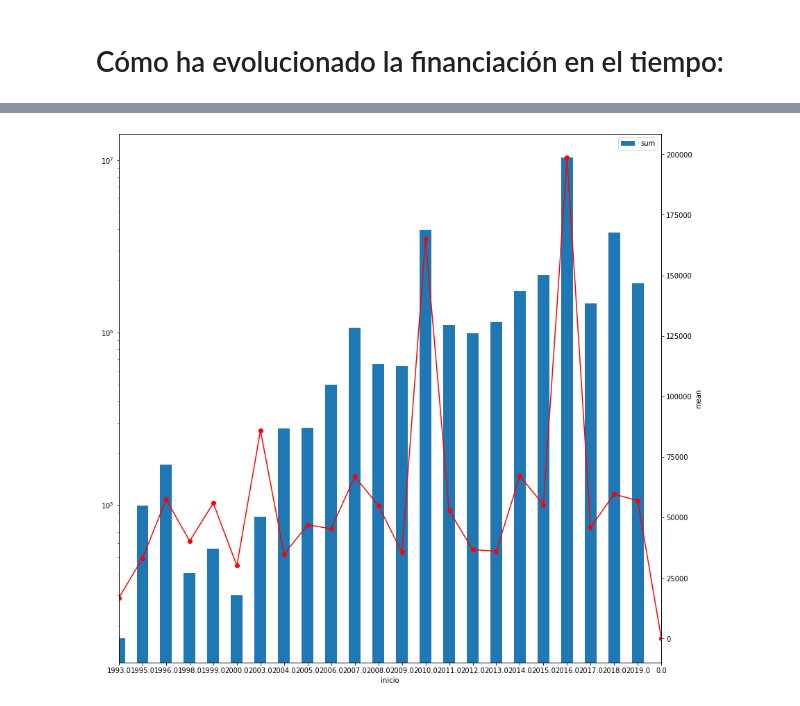
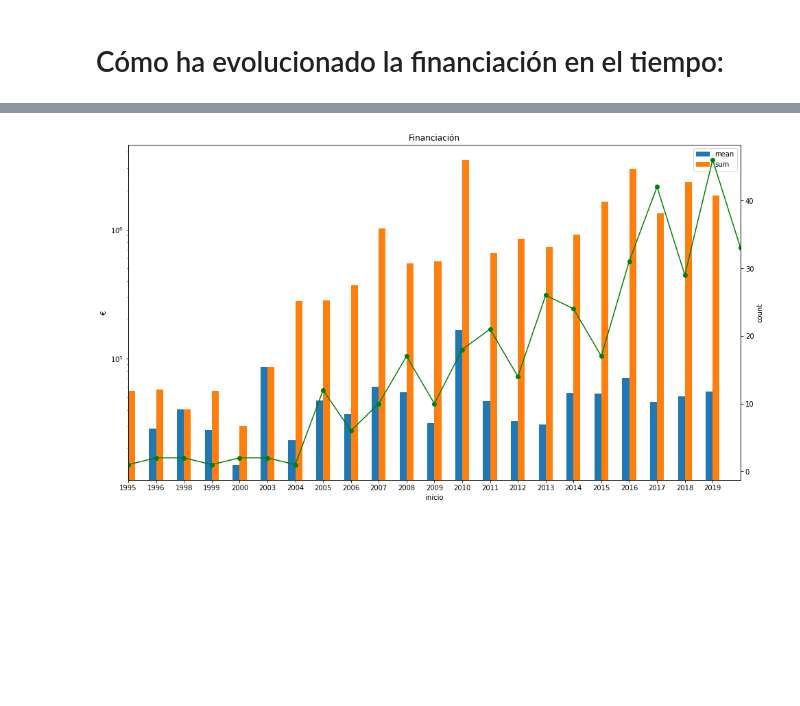
Before and after one commit to linhd-postdata/desir, a Jupyter notebook: Financiación.ipynb, the cells around one changed output, grey strips where cells are left out. Saved outputs shown, nothing was run; the diff lists cells and outputs as text; code cells hidden in the pictures; blank space fills up the shorter version.

Commit message:
Fixed sources treemap. Fixed foundings graph. Added sources treemap

```diff
--- a/Financiación.ipynb
+++ b/Financiación.ipynb
@@ -11,7 +11,7 @@ def read_csv(path):
     :return: String that contains all project descriptions
     """
     df = pd.read_csv(path)
-    filtered_df = df.replace(np.nan, '-', regex=True)
+    filtered_df = df.replace(np.nan, 0, regex=True)
 
 
     return filtered_df
@@ -19,3 +19,9 @@ def read_csv(path):
 proyectos = read_csv("data/mapeo_proyectos.csv")
 # %%
 proyectos["Financiación"] = pd.to_numeric(proyectos["Financiación"], errors='coerce')
+# %%
+mini = proyectos[["ID proyecto","Financiación", "Temporalización (inicio)"]]
+mini = mini.groupby(['ID proyecto','Temporalización (inicio)'])["Financiación"].apply(list).reset_index(name='Financiación')
+new_fins = [fin[0] for fin in mini["Financiación"]]
+mini["Financiación"] = new_fins
+mini
@@ -22,9 +42,15 @@ proyectos["Financiación"] = pd.to_numeric(proyectos["Financiación"], errors='c
 # %% [markdown]
 # Cómo ha evolucionado la financiación en el tiempo:
 # %%
-grouped = proyectos.groupby("Temporalización (inicio)", as_index=False)
+grouped = mini.groupby("Temporalización (inicio)", as_index=False)
 df2 = grouped.agg({'Financiación':['sum', 'mean', 'count']})
 df2.columns = ["inicio", "sum", "mean", "count"]
+df2 = df2.drop(0)
+df2.set_index("inicio")
+
+df2['inicio'] = pd.to_numeric(df2['inicio'], downcast='signed', errors='coerce')
+df2 = df2.fillna(0)
+df2.astype({'inicio': 'int32'}).dtypes
 df2
 # %% [output]
 |  | inicio | sum | mean | count |
@@ -56,16 +73,12 @@ plt.show()
 # %%
-df2['inicio'] = pd.to_numeric(df2['inicio'], errors='coerce')
-df2 = df2.fillna(0)
 
-df2.astype({'inicio': 'int32'}).dtypes
+ax1 = df2[['inicio','mean', 'sum']].plot(x='inicio', kind="bar", figsize=(16,9), title="Financiación", logy=True)
+# df2.plot(x="inicio", y="sum", kind="bar")
+ax1.set_ylabel("€")
 
+ax2 = df2['count'].plot(secondary_y=True, color='g', marker='o')
+ax2.set_ylabel('count')
 
-df2.plot(x="inicio", y="sum", kind="bar", figsize=(14,14), logy=True)
-
-ax = df2['mean'].plot(secondary_y=True, color='r', marker='o')
-ax.set_ylabel('mean')
-
-plt.xticks(rotation='vertical')
 plt.show()
 # %% [output]
-[figure, old version]
+[figure, new version]
```
Also changed, not shown: parts of 4 cells of this notebook, 3 other files.
